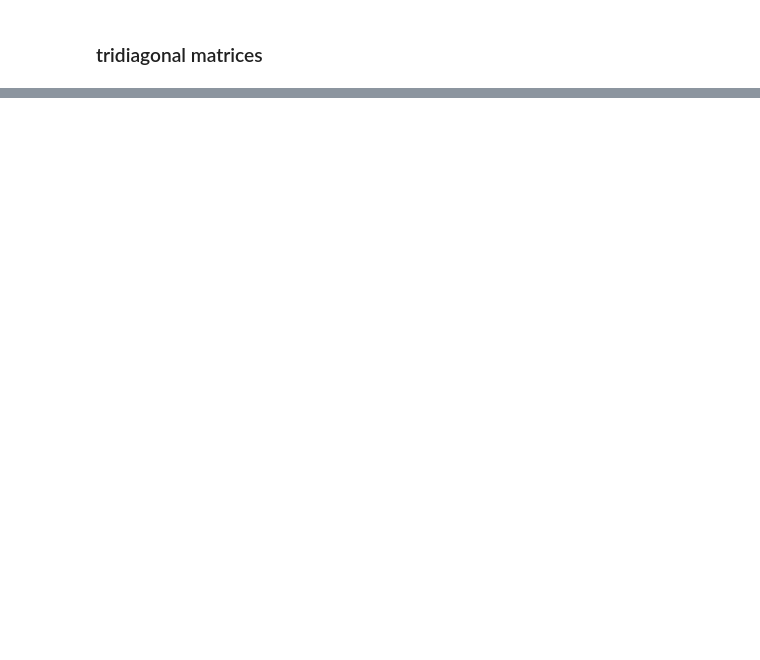
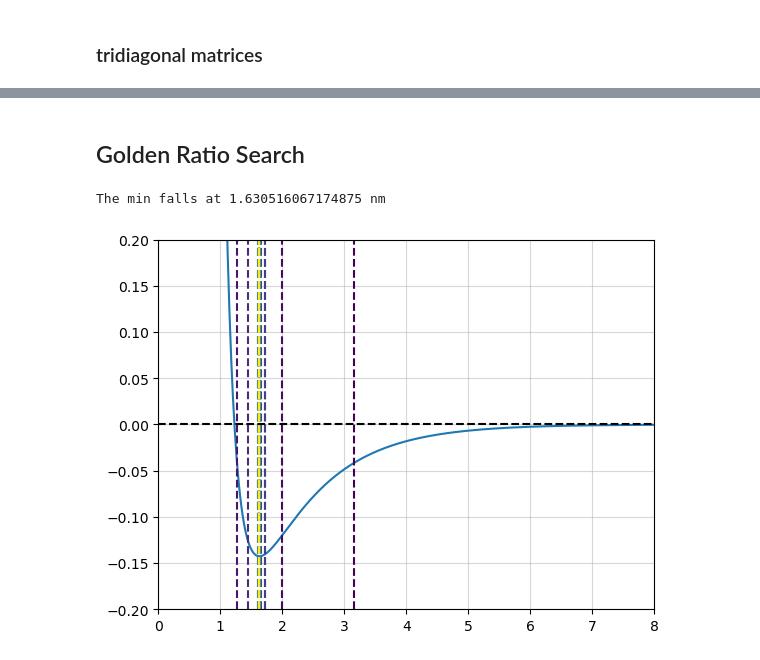
Before and after one commit to jamesobaldwin/CUNY_coursework, a Jupyter notebook: CM/code/CM_practice_code.ipynb, the cells around one changed output, grey strips where cells are left out. Saved outputs shown, nothing was run; the diff lists cells and outputs as text; code cells hidden in the pictures; blank space fills up the shorter version.

```diff
--- a/CM/code/CM_practice_code.ipynb
+++ b/CM/code/CM_practice_code.ipynb
@@ -326,0 +407,61 @@ plt.show()
+# %% [markdown]
+## Golden Ratio Search
+# %%
+sigma = 1.
+eps = 1e-6
+z = (1+np.sqrt(5))/2
+
+# function to calc Buckingham potential
+def f(r):
+    return (sigma/r)**6 - np.exp(-r/sigma)
+
+# init posits of the four points
+x1 = sigma/10
+x4 = sigma*10
+x2 = x4 - (x4 - x1)/z
+x3 = x1 + (x4 - x1)/z
+
+# init values of function at points
+f1 = f(x1)
+f2 = f(x2)
+f3 = f(x3)
+f4 = f(x4)
+
+# store the 'mins' found along the way
+mins = []
+# main
+while x4 - x1 > eps:
+    if f2 < f3:
+        x4, f4 = x3, f3
+        x3, f3 = x2, f2
+        x2 = x4 - (x4 - x1)/z
+        f2 = f(x2)
+    else:
+        x1, f1 = x2, f2
+        x2, f2 = x3, f3
+        x3 = x1 + (x4 - x1)/z
+        f3 = f(x3)
+    mins.append(0.5*(x1+x4))
+
+final_min = mins[-1]
+print(f"The min falls at {min} nm")
+
+###############################
+# make a plot of the potential
+################################
+# Create a colormap from yellow to red
+cmap = plt.colormaps['viridis']
+colors = cmap(np.linspace(0,1, len(mins)))
+
+r_vals = np.linspace(0.5, sigma*10, 1000)
+plt.plot(r_vals/sigma, f(r_vals))
+for i, color in enumerate(colors):
+    plt.axvline(mins[i]/sigma, ls='--', color=color)
+plt.ylim(-0.2, 0.2)  # Set y-limit to match the reference plot
+plt.xlim(0, 8)       # Set x-limit to match the reference plot
+plt.grid(True, alpha=0.5)
+plt.axhline(0, ls='--', color='black')
+plt.show()
+# %% [output]
+The min falls at 1.630516067174875 nm
+[figure, added]
```
Also changed, not shown: parts of 28 cells of this notebook.
